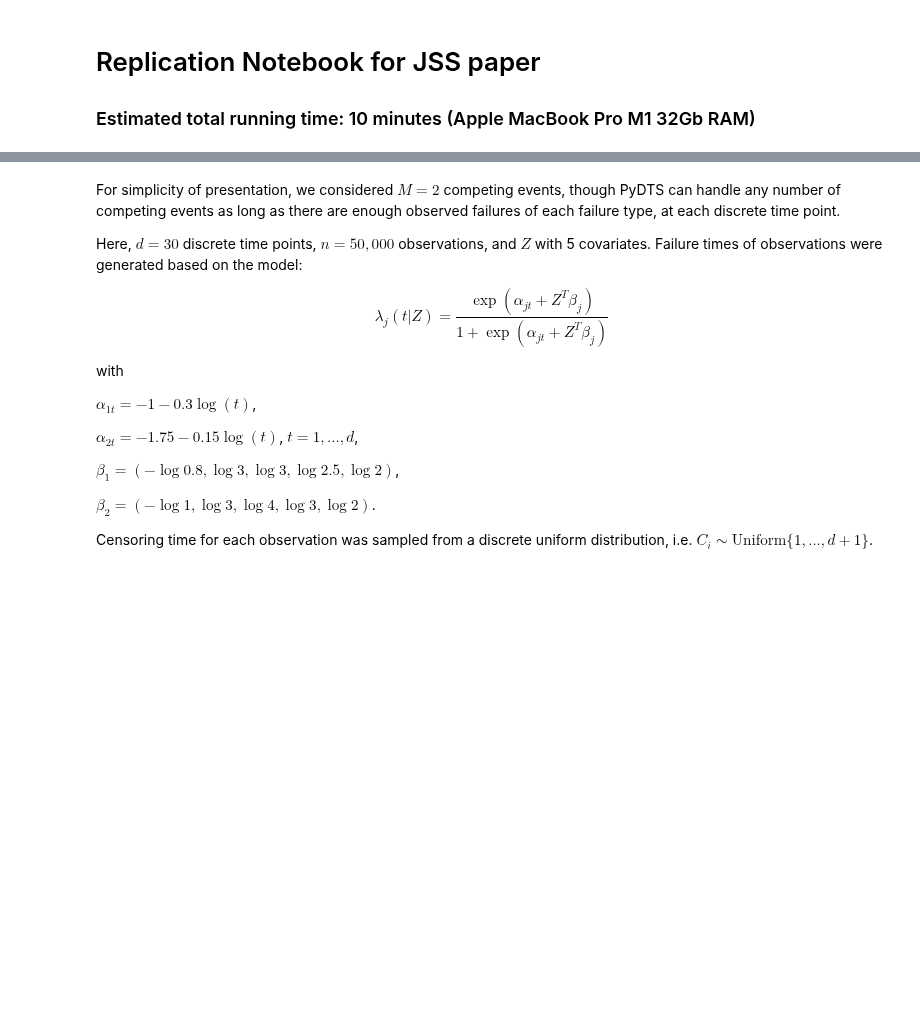
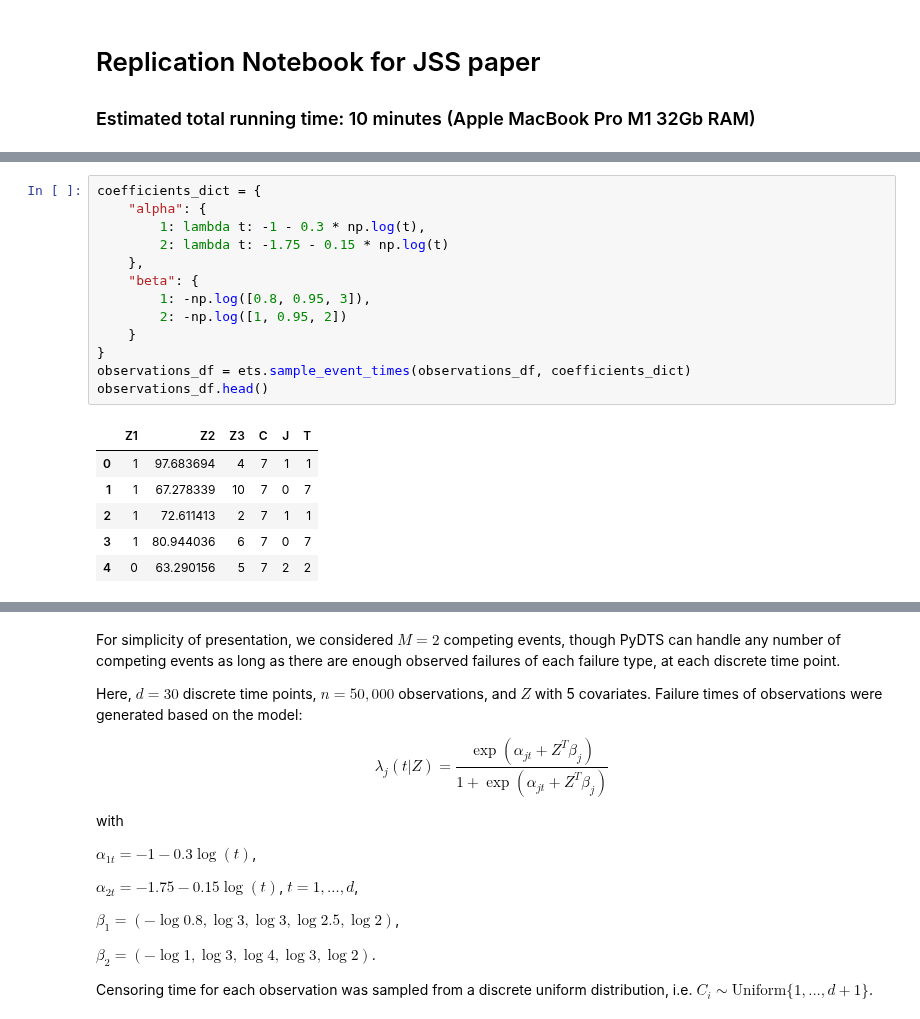
Before and after one commit to tomer1812/pydts, a Jupyter notebook: docs/JSS Replication.ipynb, the cells around one changed output, grey strips where cells are left out. Drawn from its saved outputs; the diff is of its cells as text; blank space fills up the shorter version.

```diff
--- a/docs/JSS Replication.ipynb
+++ b/docs/JSS Replication.ipynb
@@ -3,0 +123,20 @@
+# %%
+coefficients_dict = {
+    "alpha": {
+        1: lambda t: -1 - 0.3 * np.log(t),
+        2: lambda t: -1.75 - 0.15 * np.log(t)
+    },
+    "beta": {
+        1: -np.log([0.8, 0.95, 3]),
+        2: -np.log([1, 0.95, 2])
+    }
+}
+observations_df = ets.sample_event_times(observations_df, coefficients_dict)
+observations_df.head()
+# %% [output]
+|  | Z1 | Z2 | Z3 | C | J | T |
+| 0 | 1 | 97.683694 | 4 | 7 | 1 | 1 |
+| 1 | 1 | 67.278339 | 10 | 7 | 0 | 7 |
+| 2 | 1 | 72.611413 | 2 | 7 | 1 | 1 |
+| 3 | 1 | 80.944036 | 6 | 7 | 0 | 7 |
+| 4 | 0 | 63.290156 | 5 | 7 | 2 | 2 |
```
Also changed, not shown: parts of 17 cells of this notebook, 4 other files.
